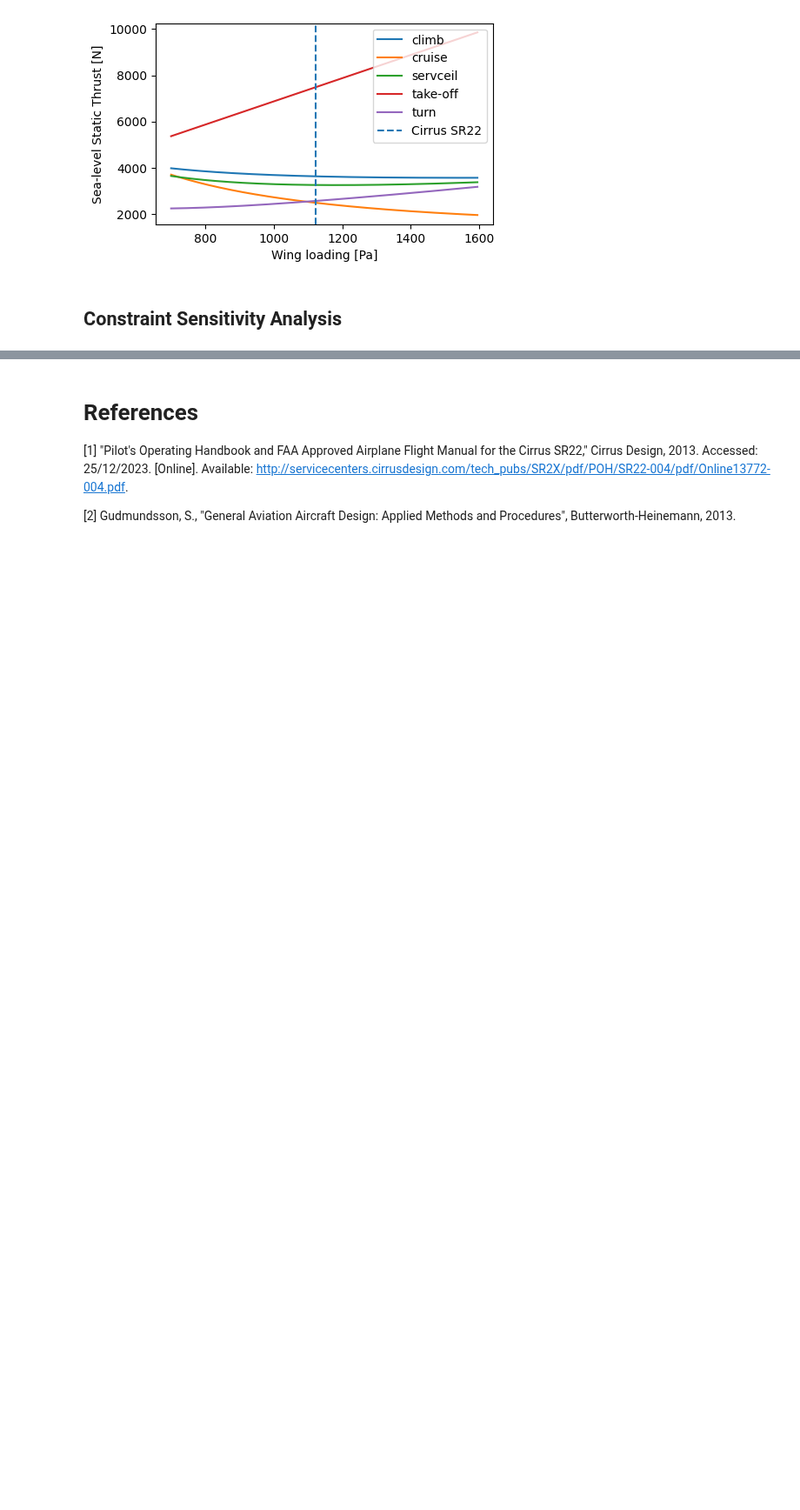
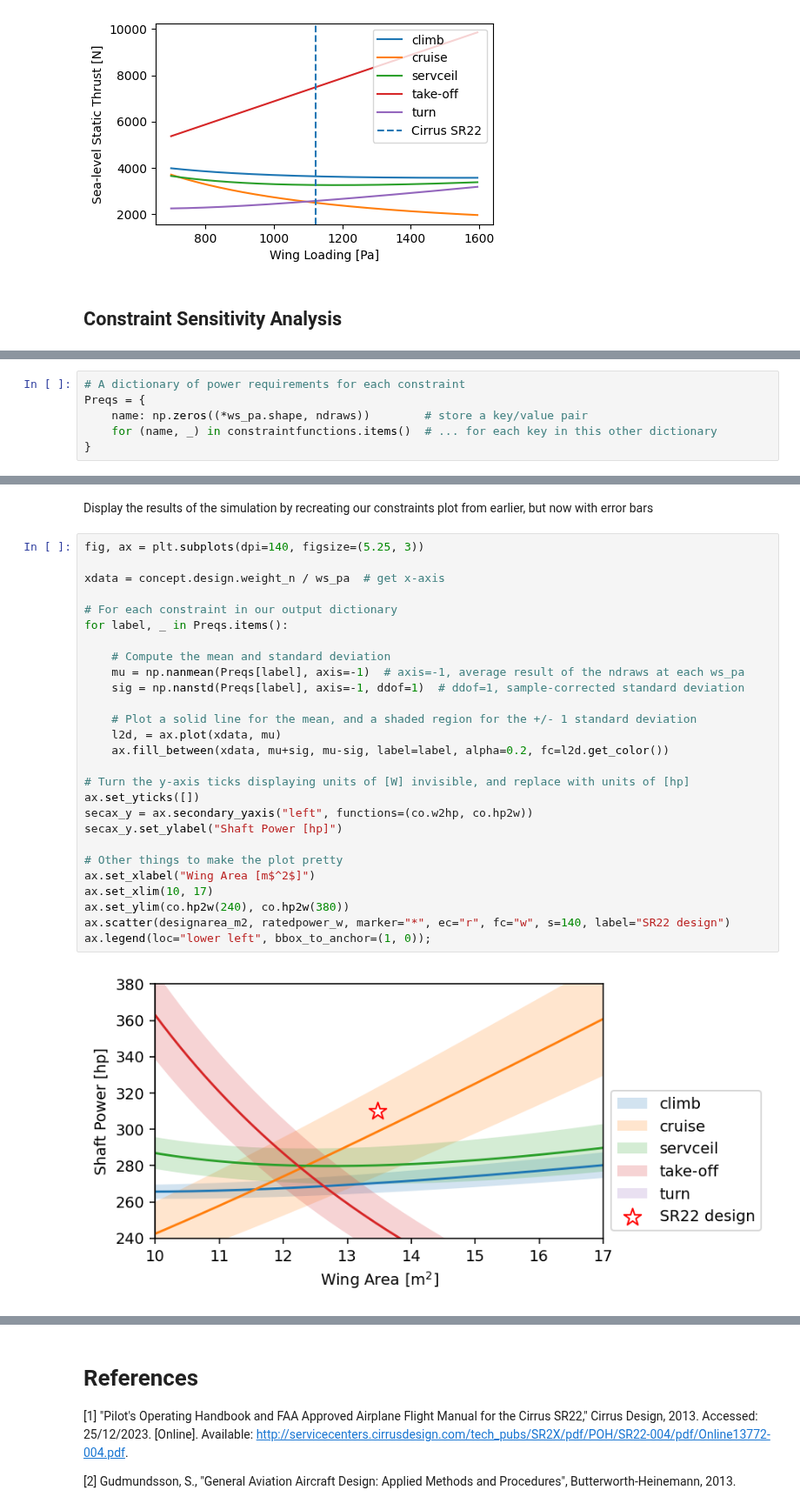
Before and after one commit to yaseen157/ADRpy, a Jupyter notebook: docs/ADRpy/notebooks/Example - Constraint Analysis of the Cirrus SR22.ipynb, the cells around one changed output, grey strips where cells are left out. Shown at 87% size. Cells and saved outputs as stored; diff of their text form; blank space fills up the shorter version.

```diff
--- a/docs/ADRpy/notebooks/Example - Constraint Analysis of the Cirrus SR22.ipynb
+++ b/docs/ADRpy/notebooks/Example - Constraint Analysis of the Cirrus SR22.ipynb
@@ -180,0 +227,6 @@ ax.legend();
+# %%
+# A dictionary of power requirements for each constraint
+Preqs = {
+    name: np.zeros((*ws_pa.shape, ndraws))        # store a key/value pair
+    for (name, _) in constraintfunctions.items()  # ... for each key in this other dictionary
+}
@@ -186,0 +270,31 @@ NameError: name 'np' is not defined
+# %% [markdown]
+Display the results of the simulation by recreating our constraints plot from earlier, but now with error bars
+# %%
+fig, ax = plt.subplots(dpi=140, figsize=(5.25, 3))
+
+xdata = concept.design.weight_n / ws_pa  # get x-axis
+
+# For each constraint in our output dictionary
+for label, _ in Preqs.items():
+
+    # Compute the mean and standard deviation
+    mu = np.nanmean(Preqs[label], axis=-1)  # axis=-1, average result of the ndraws at each ws_pa
+    sig = np.nanstd(Preqs[label], axis=-1, ddof=1)  # ddof=1, sample-corrected standard deviation
+
+    # Plot a solid line for the mean, and a shaded region for the +/- 1 standard deviation
+    l2d, = ax.plot(xdata, mu)
+    ax.fill_between(xdata, mu+sig, mu-sig, label=label, alpha=0.2, fc=l2d.get_color())
+
+# Turn the y-axis ticks displaying units of [W] invisible, and replace with units of [hp]
+ax.set_yticks([])
+secax_y = ax.secondary_yaxis("left", functions=(co.w2hp, co.hp2w))
+secax_y.set_ylabel("Shaft Power [hp]")
+
+# Other things to make the plot pretty
+ax.set_xlabel("Wing Area [m$^2$]")
+ax.set_xlim(10, 17)
+ax.set_ylim(co.hp2w(240), co.hp2w(380))
+ax.scatter(designarea_m2, ratedpower_w, marker="*", ec="r", fc="w", s=140, label="SR22 design")
+ax.legend(loc="lower left", bbox_to_anchor=(1, 0));
+# %% [output]
+[figure, added]
```
Also changed, not shown: parts of 20 cells of this notebook, 1 other file.
